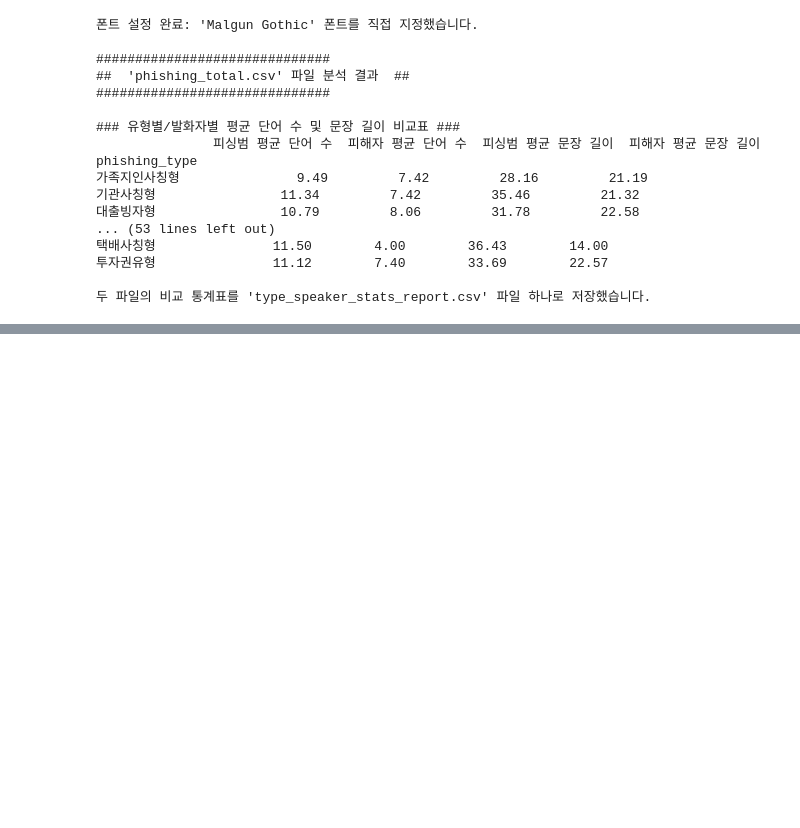
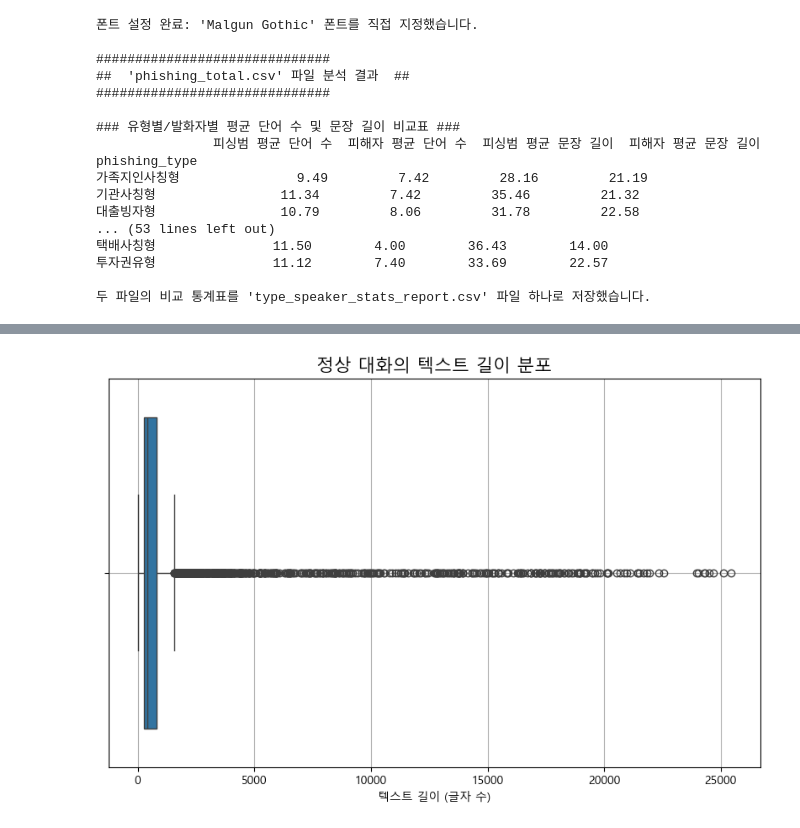
Before and after one commit to kwj903/woogawooga_project, a Jupyter notebook: dataset_create/Jinjoo/Jinjoo_추가EDA.ipynb, the cells around one changed output, grey strips where cells are left out. Cells and saved outputs as stored; diff of their text form; code cells hidden in the pictures; blank space fills up the shorter version.

```diff
--- a/dataset_create/Jinjoo/Jinjoo_추가EDA.ipynb
+++ b/dataset_create/Jinjoo/Jinjoo_추가EDA.ipynb
@@ -843,0 +1491,82 @@ phishing_type
+# %%
+# 필요한 라이브러리들을 불러옵니다.
+import pandas as pd
+import numpy as np
+import matplotlib.pyplot as plt
+import seaborn as sns
+
+# 한글 폰트가 깨지지 않도록 설정합니다.
+plt.rc("font", family="Malgun Gothic")
+plt.rcParams["axes.unicode_minus"] = False
+
+
+# 분석할 파일의 이름을 지정합니다. (실제 파일 이름으로 수정해야 합니다)
+file_name = "master_dataset_final.csv"
+
+try:
+    # CSV 파일을 읽어옵니다.
+    df = pd.read_csv(file_name)
+    print(f"--- ['{file_name}'] 파일 이상치 탐지 시작 ---")
+
+    # [1단계] 텍스트 길이 계산
+    df["text_length"] = df["text"].str.len().fillna(0)
+
+    # [2단계] '정상'과 '피싱' 데이터 분리
+    normal_df = df[df["is_phishing"] == 0]
+    phishing_df = df[df["is_phishing"] == 1]
+
+    # [3단계] 이상치 탐지 및 시각화 함수 정의
+    def detect_and_visualize_outliers(data, class_name):
+        print(f"\n\n--- [ {class_name} 데이터 이상치 분석 ] ---")
+
+        # 1. 사분위수 및 IQR 계산
+        Q1 = data["text_length"].quantile(0.25)
+        Q3 = data["text_length"].quantile(0.75)
+        IQR = Q3 - Q1
+
+        # 2. 이상치 경계 계산
+        lower_bound = Q1 - 1.5 * IQR
+        upper_bound = Q3 + 1.5 * IQR
+
+        print(f"하위 경계값: {lower_bound:.2f}")
+        print(f"상위 경계값: {upper_bound:.2f}")
+
+        # 3. 이상치 데이터 추출
+        outliers = data[
+            (data["text_length"] < lower_bound) | (data["text_length"] > upper_bound)
+        ]
+
+        if outliers.empty:
+            print("-> 분석 결과: 이상치가 발견되지 않았습니다.")
+        else:
+            print(f"-> 분석 결과: 총 {len(outliers)}개의 이상치가 발견되었습니다.")
+            print("\n[이상치 데이터 샘플 (상위 5개)]")
+            # 텍스트가 너무 길 수 있으므로 앞 50자만 보여줍니다.
+            print(
+                outliers[["file_id", "text_length", "text"]]
+                .head()
+                .to_string(formatters={"text": lambda x: x[:50] + "..."})
+            )
+
+        # 4. 박스플롯(Box Plot) 시각화
+        plt.figure(figsize=(10, 6))
+        sns.boxplot(x=data["text_length"])
+        plt.title(f"{class_name} 대화의 텍스트 길이 분포", fontsize=15)
+        plt.xlabel("텍스트 길이 (글자 수)")
+        plt.grid(True)
+        plt.show()
+
+    # 정상 대화와 피싱 대화에 대해 각각 함수 실행
+    detect_and_visualize_outliers(normal_df, "정상")
+    detect_and_visualize_outliers(phishing_df, "피싱")
+
+
+except FileNotFoundError:
+    print(
+        f"오류: '{file_name}' 파일을 찾을 수 없습니다. 파일 이름을 다시 확인해주세요."
+    )
+except KeyError:
+    print("오류: 파일에 'text' 또는 'is_phishing' 컬럼이 없습니다.")
+except Exception as e:
+    print(f"알 수 없는 오류가 발생했습니다: {e}")
+# %% [output]
@@ -843,0 +1588 @@ phishing_type
+[figure, added]
```
Also changed, not shown: parts of 16 cells of this notebook, 11 other files.
